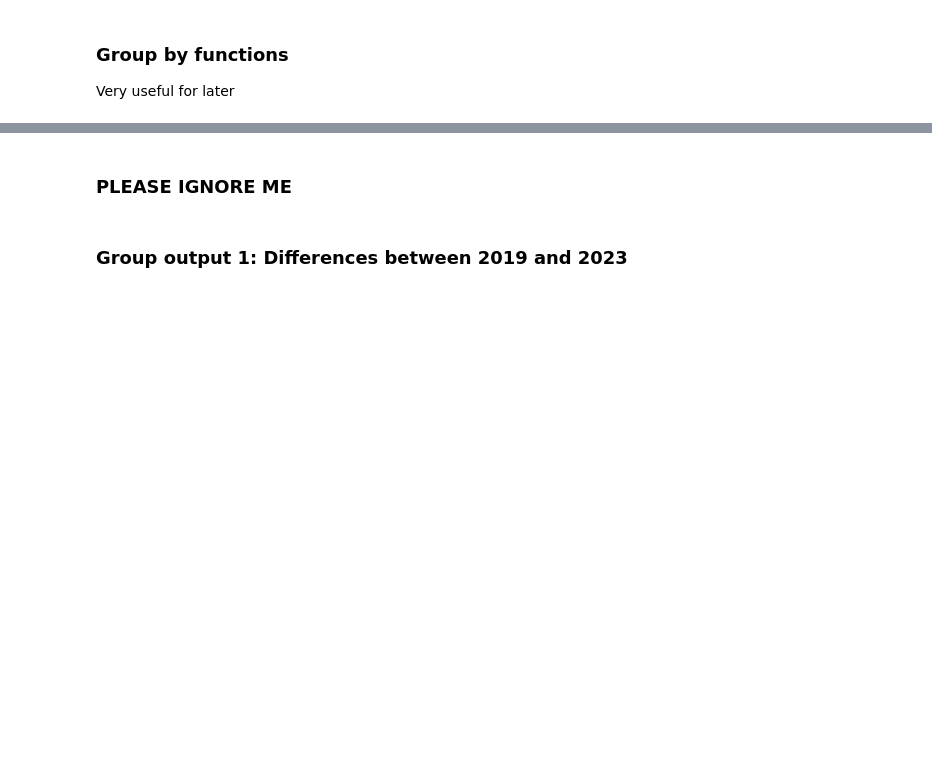
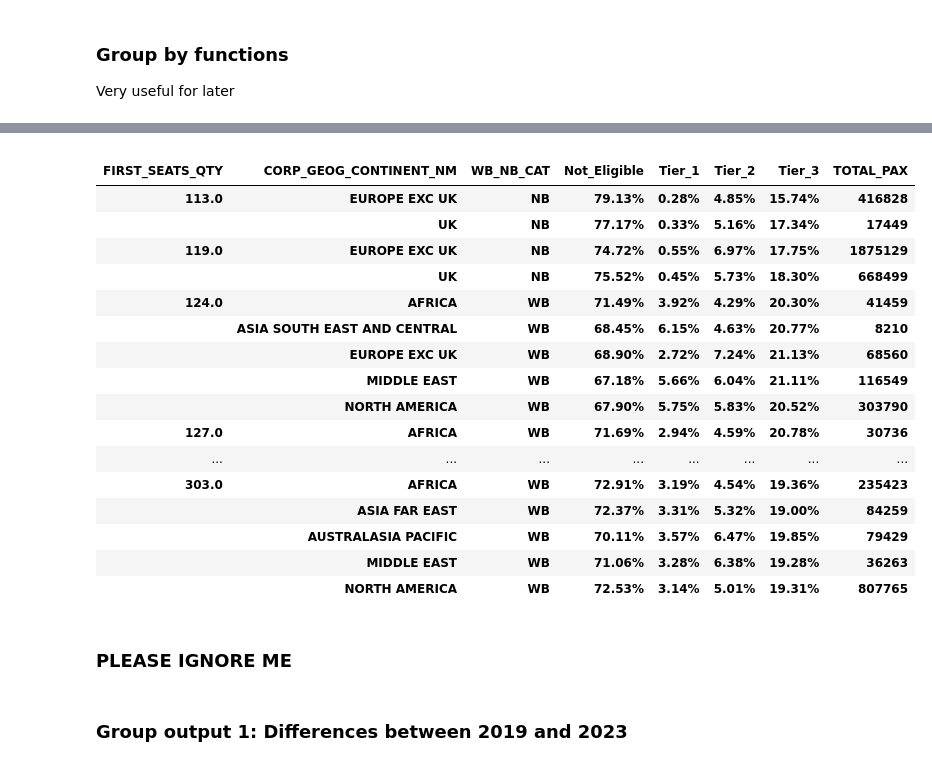
Before and after one commit to IanMaHKG-BA/Hackathon_Team_1, a Jupyter notebook: GOLD_STANDARD_PLS_DONT_BREAK.ipynb, the cells around one changed output, grey strips where cells are left out. Drawn from its saved outputs; the diff is of its cells as text; code cells hidden in the pictures; blank space fills up the shorter version.

```diff
--- a/GOLD_STANDARD_PLS_DONT_BREAK.ipynb
+++ b/GOLD_STANDARD_PLS_DONT_BREAK.ipynb
@@ -813,3 +1057,25 @@ df_final.head(1)
+# %%
+df_pivot_groupby_First_Cont_Acft_typ = group_pivot(pivot_df_merged, ['FIRST_SEATS_QTY','CORP_GEOG_CONTINENT_NM','WB_NB_CAT'])
+group_pivot_to_lookup(df_pivot_groupby_First_Cont_Acft_typ)
+# %% [output]
+|  |  |  |  |  |  |  |  |
+| FIRST_SEATS_QTY | CORP_GEOG_CONTINENT_NM | WB_NB_CAT | Not_Eligible | Tier_1 | Tier_2 | Tier_3 | TOTAL_PAX |
+| 113.0 | EUROPE EXC UK | NB | 79.13% | 0.28% | 4.85% | 15.74% | 416828 |
+|  | UK | NB | 77.17% | 0.33% | 5.16% | 17.34% | 17449 |
+| 119.0 | EUROPE EXC UK | NB | 74.72% | 0.55% | 6.97% | 17.75% | 1875129 |
+|  | UK | NB | 75.52% | 0.45% | 5.73% | 18.30% | 668499 |
+| 124.0 | AFRICA | WB | 71.49% | 3.92% | 4.29% | 20.30% | 41459 |
+|  | ASIA SOUTH EAST AND CENTRAL | WB | 68.45% | 6.15% | 4.63% | 20.77% | 8210 |
+|  | EUROPE EXC UK | WB | 68.90% | 2.72% | 7.24% | 21.13% | 68560 |
+|  | MIDDLE EAST | WB | 67.18% | 5.66% | 6.04% | 21.11% | 116549 |
+|  | NORTH AMERICA | WB | 67.90% | 5.75% | 5.83% | 20.52% | 303790 |
+| 127.0 | AFRICA | WB | 71.69% | 2.94% | 4.59% | 20.78% | 30736 |
+| ... | ... | ... | ... | ... | ... | ... | ... |
+| 303.0 | AFRICA | WB | 72.91% | 3.19% | 4.54% | 19.36% | 235423 |
+|  | ASIA FAR EAST | WB | 72.37% | 3.31% | 5.32% | 19.00% | 84259 |
+|  | AUSTRALASIA PACIFIC | WB | 70.11% | 3.57% | 6.47% | 19.85% | 79429 |
+|  | MIDDLE EAST | WB | 71.06% | 3.28% | 6.38% | 19.28% | 36263 |
+|  | NORTH AMERICA | WB | 72.53% | 3.14% | 5.01% | 19.31% | 807765 |
 # %% [markdown]
 ### PLEASE IGNORE ME
 # %% [markdown]
```
Also changed, not shown: parts of 26 cells of this notebook, 1 other file.
